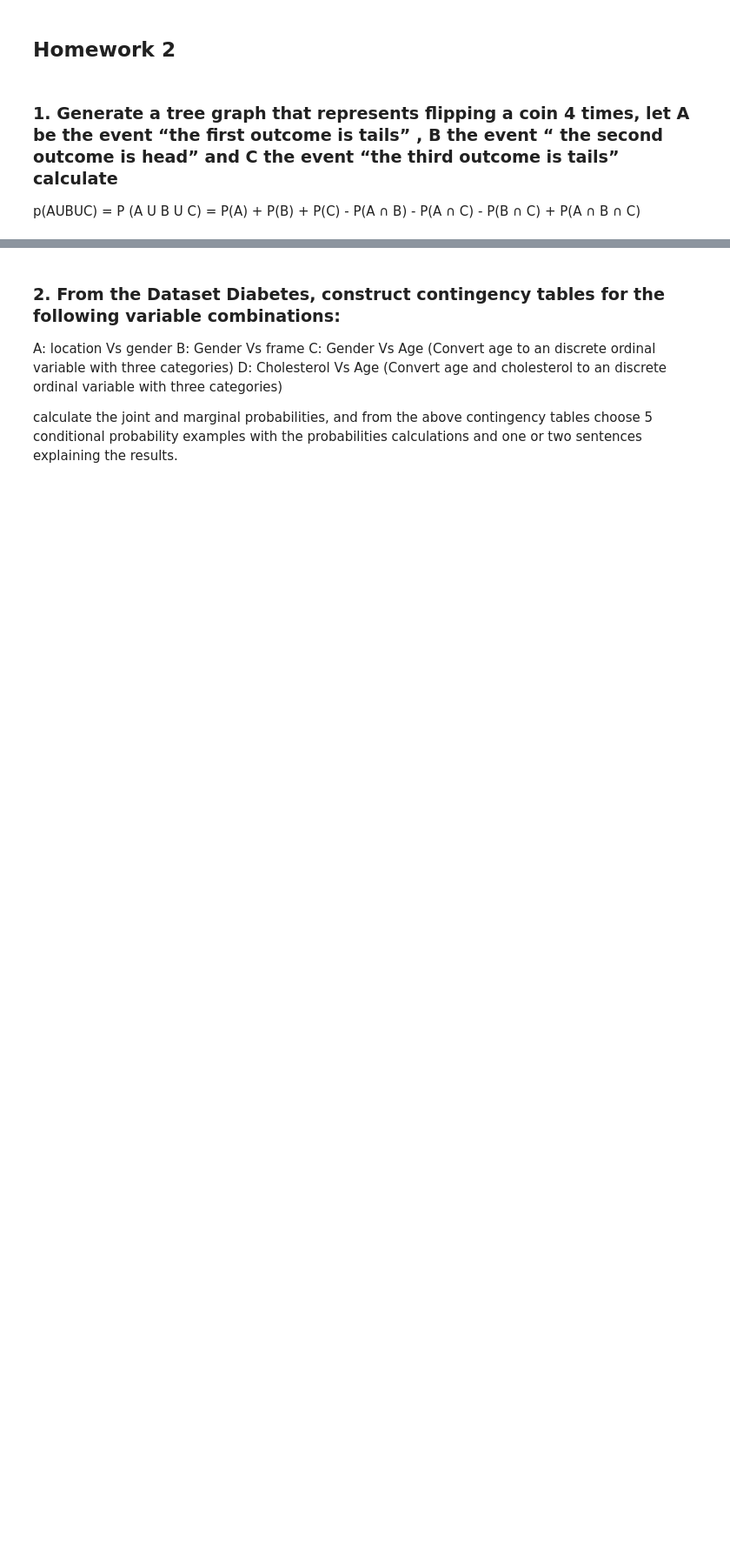
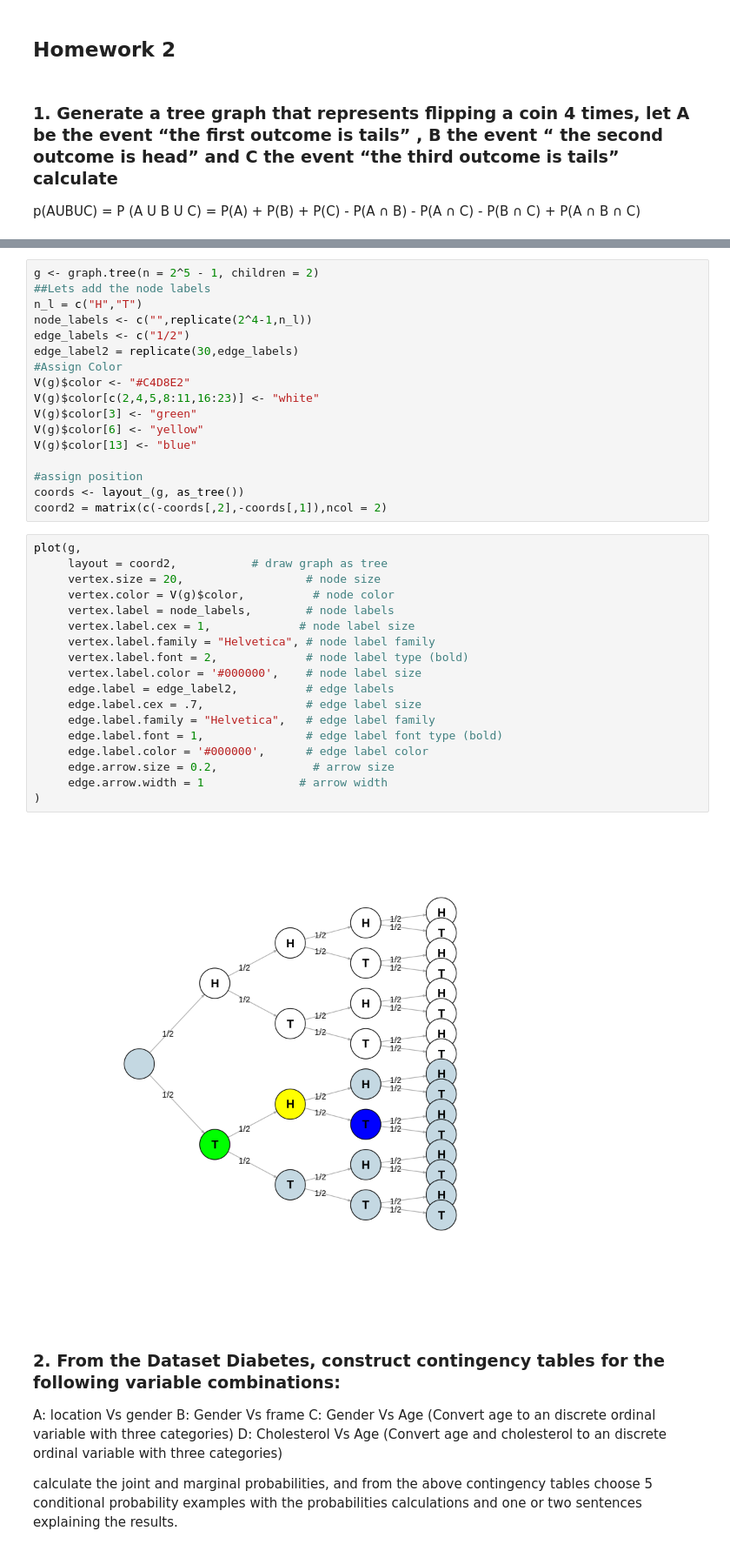
Before and after one commit to RichardOlpin/Stats_Prob, a Jupyter notebook: Module/Week3/Homework 2..ipynb, the cells around one changed output, grey strips where cells are left out. Shown: that part at 87% size. Cells and saved outputs as stored; diff of their text form; blank space fills up the shorter version.

```diff
--- a/Module/Week3/Homework 2..ipynb
+++ b/Module/Week3/Homework 2..ipynb
@@ -7,3 +42,40 @@ p(AUBUC) = P (A U B U C) = P(A) + P(B) + P(C) - P(A ∩ B) - P(A ∩ C) - P(B
+# %%
+g <- graph.tree(n = 2^5 - 1, children = 2)
+##Lets add the node labels
+n_l = c("H","T")
+node_labels <- c("",replicate(2^4-1,n_l))
+edge_labels <- c("1/2")
+edge_label2 = replicate(30,edge_labels)
+#Assign Color
+V(g)$color <- "#C4D8E2"
+V(g)$color[c(2,4,5,8:11,16:23)] <- "white"
+V(g)$color[3] <- "green"
+V(g)$color[6] <- "yellow"
+V(g)$color[13] <- "blue"
+
+#assign position
+coords <- layout_(g, as_tree())
+coord2 = matrix(c(-coords[,2],-coords[,1]),ncol = 2)
+# %%
+plot(g,
+     layout = coord2,           # draw graph as tree
+     vertex.size = 20,                  # node size
+     vertex.color = V(g)$color,          # node color
+     vertex.label = node_labels,        # node labels
+     vertex.label.cex = 1,             # node label size
+     vertex.label.family = "Helvetica", # node label family
+     vertex.label.font = 2,             # node label type (bold)
+     vertex.label.color = '#000000',    # node label size
+     edge.label = edge_label2,          # edge labels
+     edge.label.cex = .7,               # edge label size
+     edge.label.family = "Helvetica",   # edge label family
+     edge.label.font = 1,               # edge label font type (bold)
+     edge.label.color = '#000000',      # edge label color
+     edge.arrow.size = 0.2,              # arrow size
+     edge.arrow.width = 1              # arrow width
+)
+# %% [output]
+[figure, added]
 # %% [markdown]
 ### 2. From the Dataset Diabetes, construct contingency tables for the following variable combinations:
 
```
Also changed, not shown: parts of 24 cells of this notebook, 2 other files.
